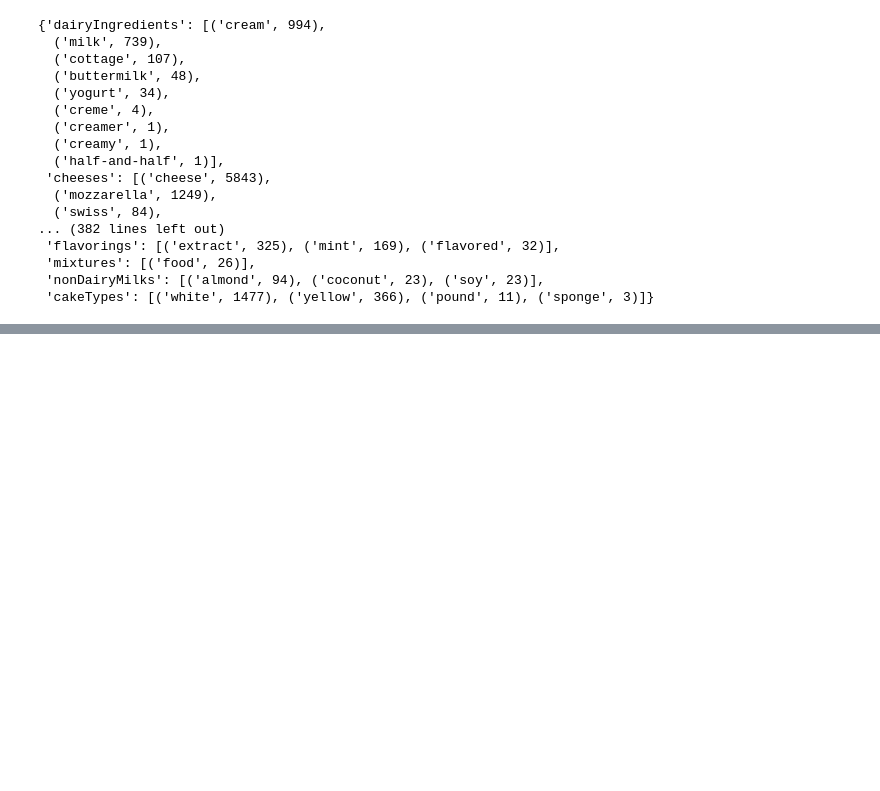
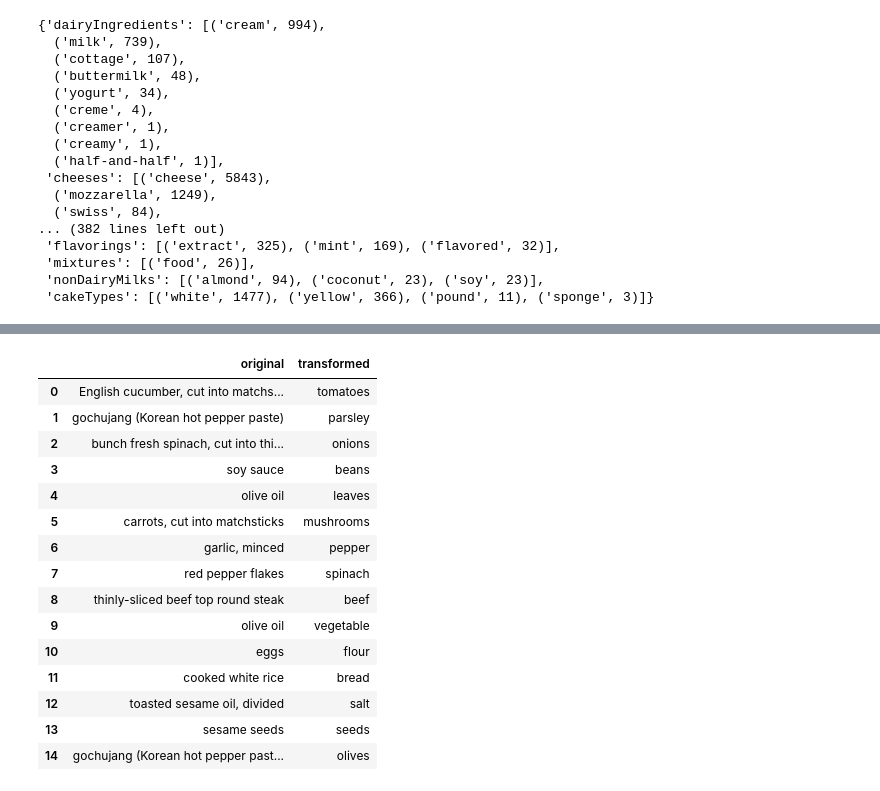
Before and after one commit to KeithPallo/nw_nlp_project_2, a Jupyter notebook: try_1.ipynb, the cells around one changed output, grey strips where cells are left out. Drawn from its saved outputs; the diff is of its cells as text; code cells hidden in the pictures; blank space fills up the shorter version.

```diff
--- a/try_1.ipynb
+++ b/try_1.ipynb
@@ -41,0 +20,8 @@ i_list
+# %%
+stemmed_ingredients = {}
+
+for category in ingredientsKB:
+    temp = []
+    for i in ingredientsKB[category]:
+        temp.append(ps.stem(i))
+    stemmed_ingredients[category] = temp
@@ -158,4 +161,0 @@ ps = PorterStemmer()
-# %%
-for i in test_ingredients:
-    if(any[ps.stem(j) in flat_list for j in i]):
-        print(i)
@@ -163,0 +180,17 @@ SyntaxError: invalid syntax (<ipython-input-98-e8675a14d3cf>, line 2)
+# %%
+transformed_ingredients = []
+counter = Counter()
+
+for i in test_ingredients:
+    match = False
+    l = clean_text(i)
+    for category in ingredients:
+        stemmed = [ps.stem(x[0]) for x in ingredients[category]]
+        if any([ps.stem(j) in stemmed for j in l]):
+            if (len(ingredients[category]) > counter[category]):
+                transformed_ingredients.append(ingredients[category][counter[category]][0])
+                counter[category] += 1
+                match = True
+                break
+    if not match:
+        transformed_ingredients.append(i)
@@ -163,0 +215,21 @@ SyntaxError: invalid syntax (<ipython-input-98-e8675a14d3cf>, line 2)
+# %%
+d = {'original':test_ingredients,'transformed':transformed_ingredients}
+# %%
+pd.DataFrame(d)
+# %% [output]
+|  | original | transformed |
+| 0 | English cucumber, cut into matchs... | tomatoes |
+| 1 | gochujang (Korean hot pepper paste) | parsley |
+| 2 | bunch fresh spinach, cut into thi... | onions |
+| 3 | soy sauce | beans |
+| 4 | olive oil | leaves |
+| 5 | carrots, cut into matchsticks | mushrooms |
+| 6 | garlic, minced | pepper |
+| 7 | red pepper flakes | spinach |
+| 8 | thinly-sliced beef top round steak | beef |
+| 9 | olive oil | vegetable |
+| 10 | eggs | flour |
+| 11 | cooked white rice | bread |
+| 12 | toasted sesame oil, divided | salt |
+| 13 | sesame seeds | seeds |
+| 14 | gochujang (Korean hot pepper past... | olives |
```
Also changed, not shown: parts of 11 cells of this notebook, 3 other files.
